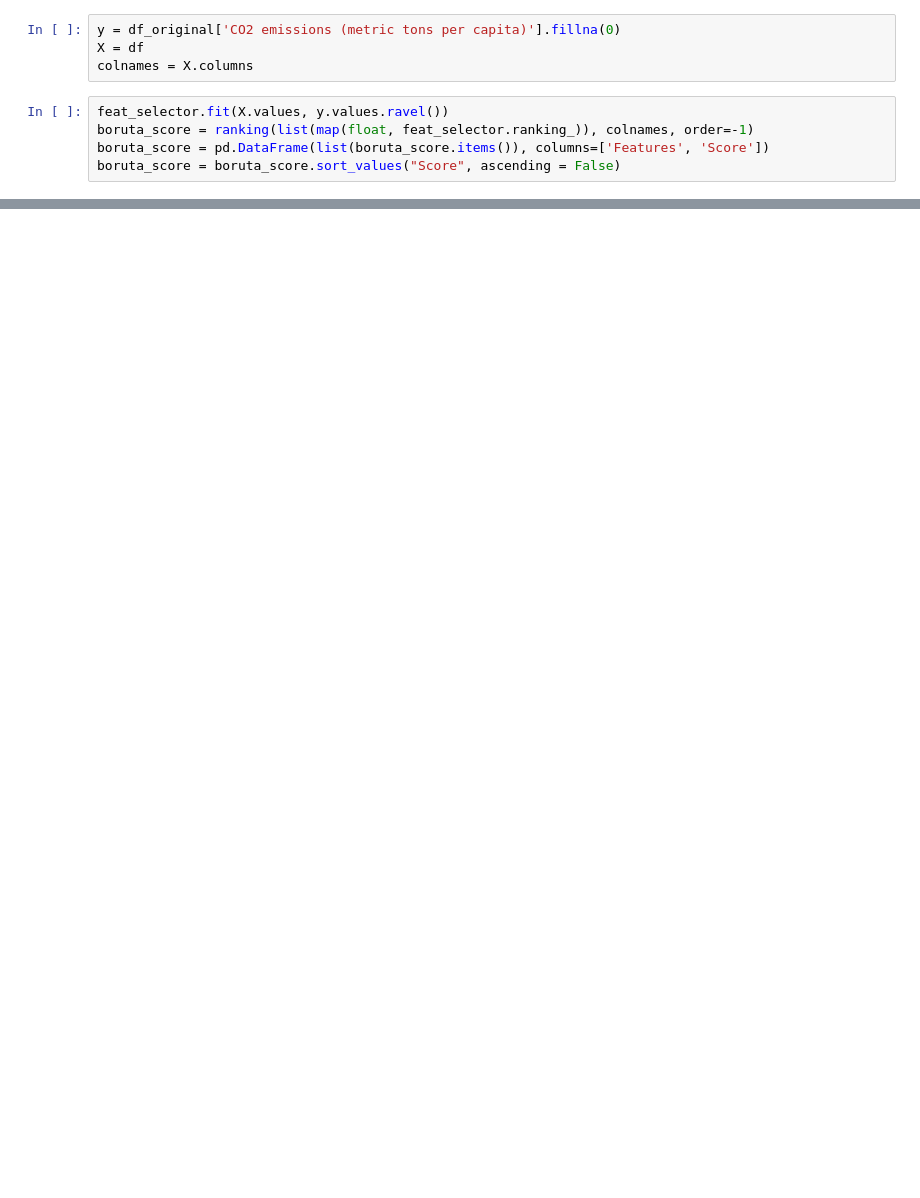
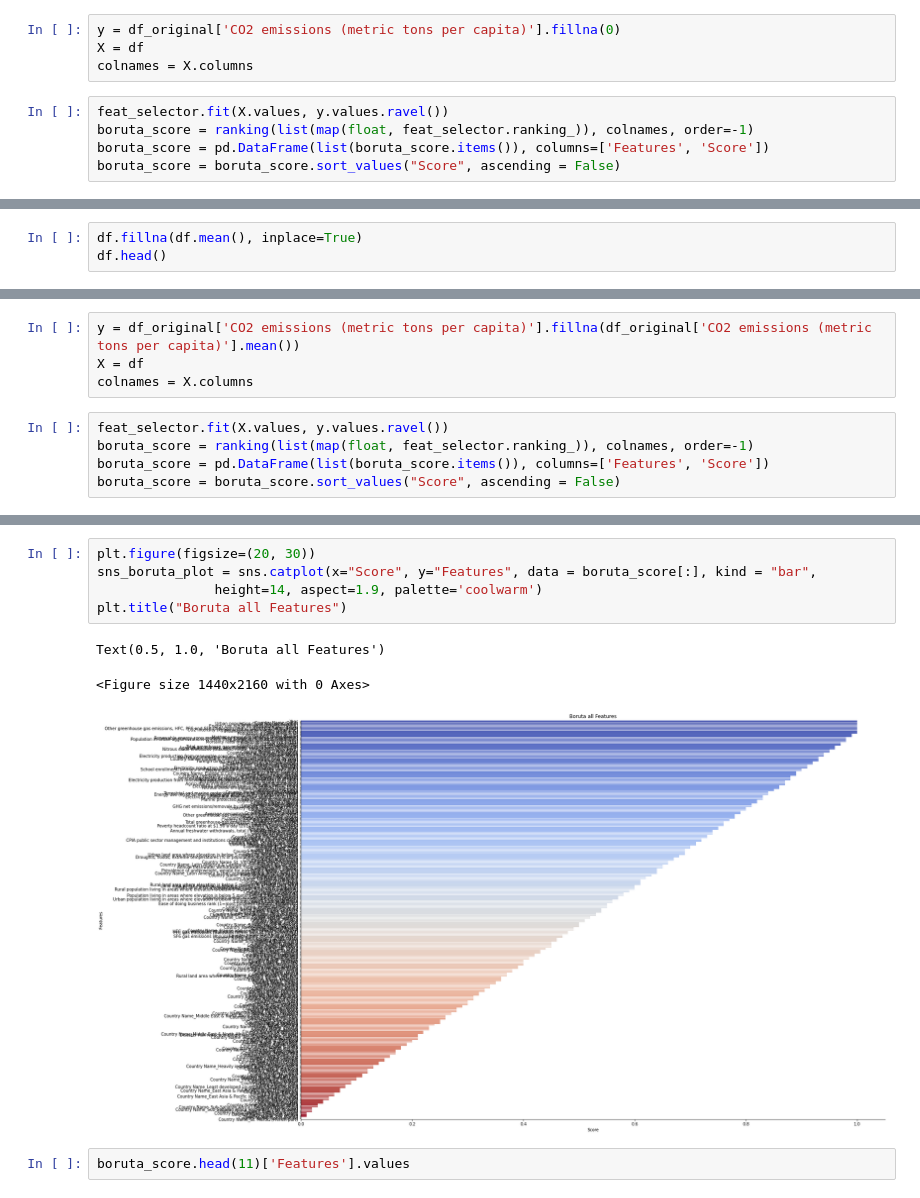
Before and after one commit to BingQuanChua/SASPICIOUS, a Jupyter notebook: eda_feature_selection.ipynb, the cells around one changed output, grey strips where cells are left out. Saved outputs shown, nothing was run; the diff lists cells and outputs as text; blank space fills up the shorter version.

```diff
--- a/eda_feature_selection.ipynb
+++ b/eda_feature_selection.ipynb
@@ -122,0 +239,3 @@ df_final.head()
+# %%
+df.fillna(df.mean(), inplace=True)
+df.head()
@@ -122,0 +250,9 @@ df_final.head()
+# %%
+y = df_original['CO2 emissions (metric tons per capita)'].fillna(df_original['CO2 emissions (metric tons per capita)'].mean())
+X = df
+colnames = X.columns
+# %%
+feat_selector.fit(X.values, y.values.ravel())
+boruta_score = ranking(list(map(float, feat_selector.ranking_)), colnames, order=-1)
+boruta_score = pd.DataFrame(list(boruta_score.items()), columns=['Features', 'Score'])
+boruta_score = boruta_score.sort_values("Score", ascending = False)
@@ -122,0 +295,11 @@ df_final.head()
+# %%
+plt.figure(figsize=(20, 30))
+sns_boruta_plot = sns.catplot(x="Score", y="Features", data = boruta_score[:], kind = "bar",
+               height=14, aspect=1.9, palette='coolwarm')
+plt.title("Boruta all Features")
+# %% [output]
+Text(0.5, 1.0, 'Boruta all Features')
+<Figure size 1440x2160 with 0 Axes>
+[figure, added]
+# %%
+boruta_score.head(11)['Features'].values
```
Also changed, not shown: parts of 27 cells of this notebook, 1 other file.
